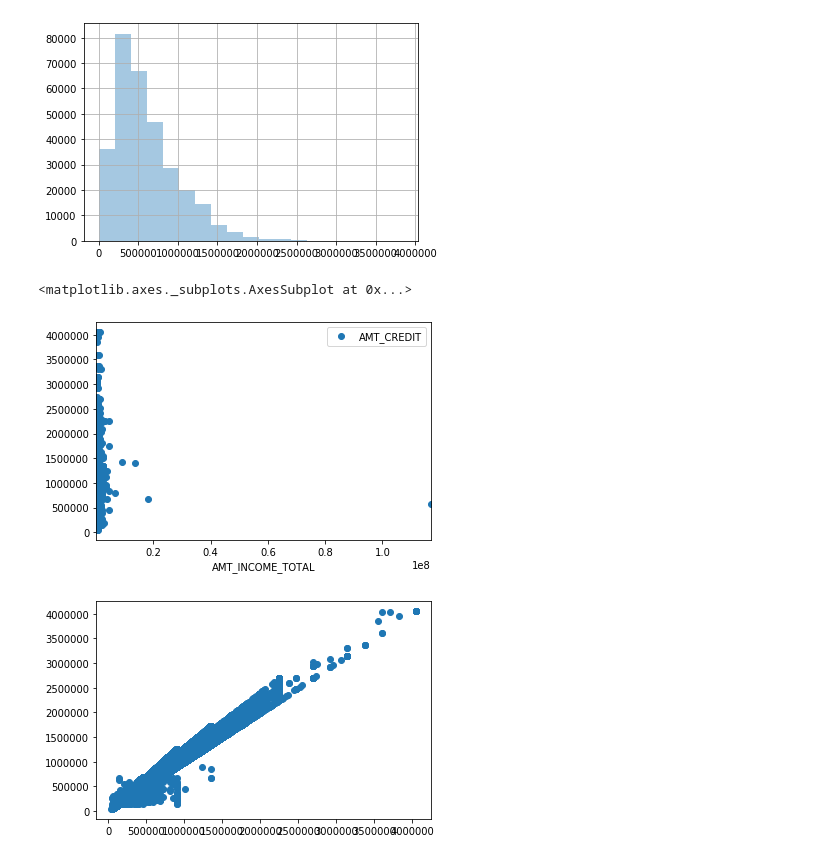
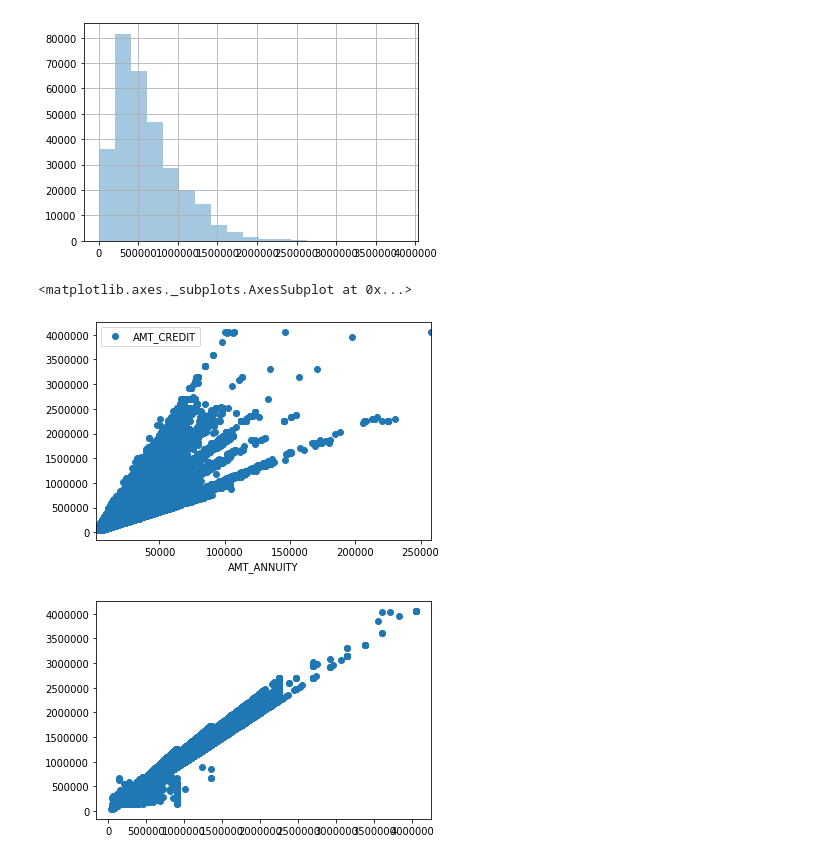
Before and after one commit to yhspace/3rd-ML100Days, a Jupyter notebook: homework/Day_008_HW.ipynb, the cells around one changed output. Saved outputs shown, nothing was run; the diff lists cells and outputs as text; code cells hidden in the pictures.

```diff
--- a/homework/Day_008_HW.ipynb
+++ b/homework/Day_008_HW.ipynb
@@ -57,10 +57,10 @@ app_train['AMT_CREDIT'].hist(bins=n_bins,alpha=0.4)
 <matplotlib.axes._subplots.AxesSubplot at 0x...>
 [figure]
 # %%
-app_train.plot(x='AMT_INCOME_TOTAL', y='AMT_CREDIT', style='o')
+app_train.plot(x='AMT_ANNUITY', y='AMT_CREDIT', style='o')
 # %% [output]
 <matplotlib.axes._subplots.AxesSubplot at 0x...>
-[figure, old version]
+[figure, new version]
 # %%
 plt.scatter(app_train['AMT_GOODS_PRICE'], app_train['AMT_CREDIT'])
 plt.show()
```
